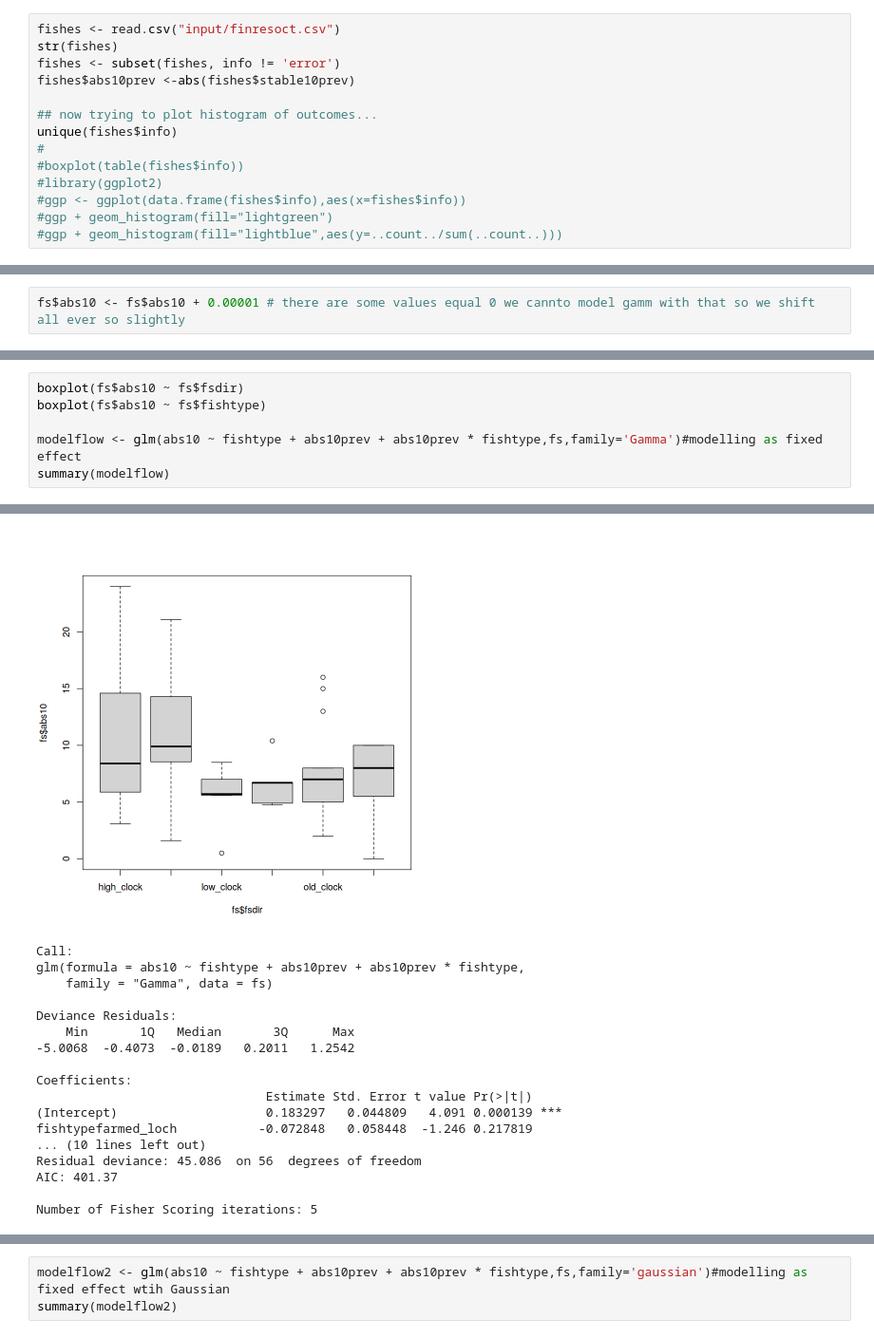
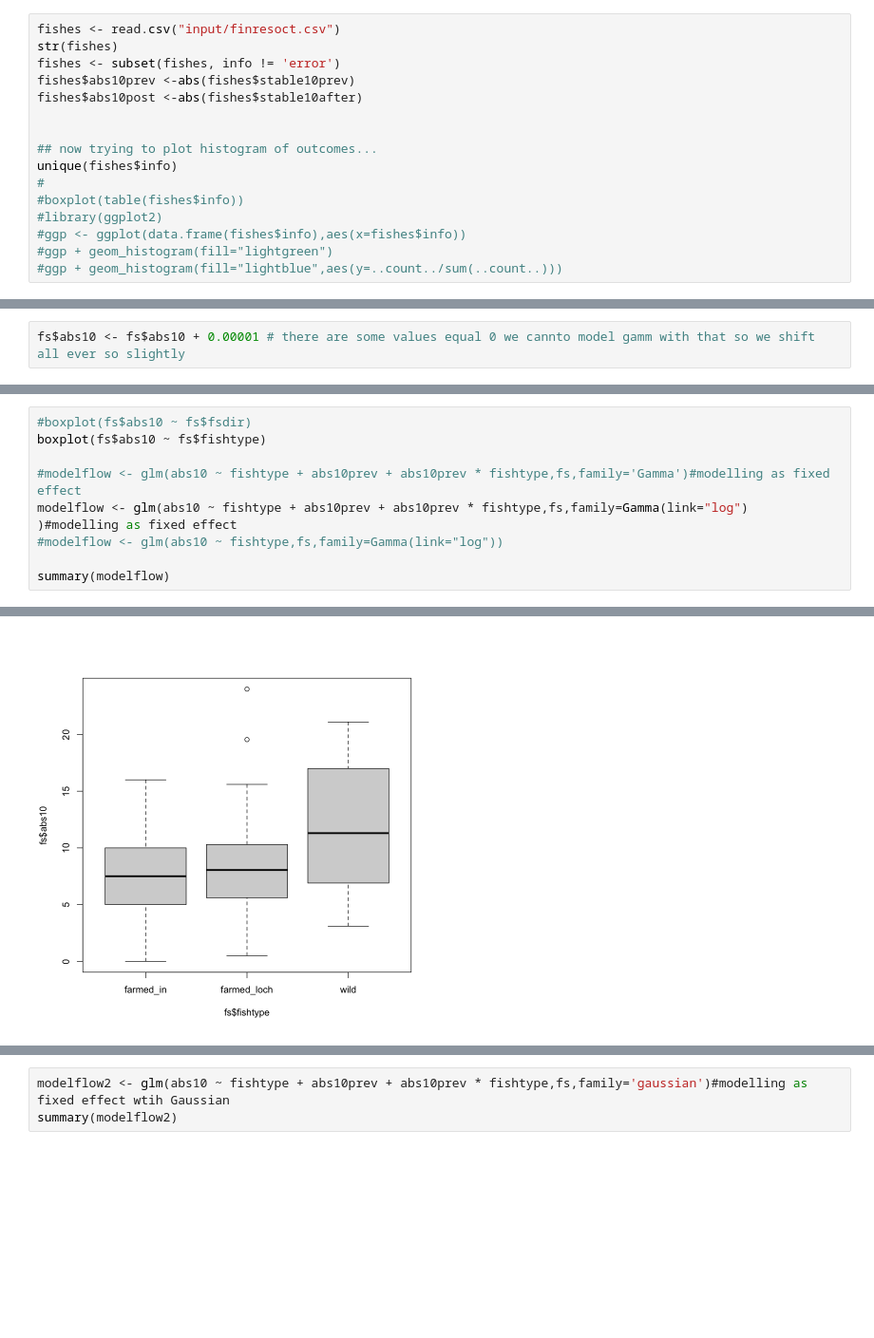
Before and after one commit to mixmixmix/imgtext, a Jupyter notebook: statistical_tests.ipynb, the cells around one changed output, grey strips where cells are left out. Shown: that part at 95% size. Drawn from its saved outputs; the diff is of its cells as text; blank space fills up the shorter version.

```diff
--- a/statistical_tests.ipynb
+++ b/statistical_tests.ipynb
@@ -44,6 +48,8 @@ fishes <- read.csv("input/finresoct.csv")
 str(fishes)
 fishes <- subset(fishes, info != 'error')
 fishes$abs10prev <-abs(fishes$stable10prev)
+fishes$abs10post <-abs(fishes$stable10after)
+
 
 ## now trying to plot histogram of outcomes...
 unique(fishes$info)
@@ -293,7 +407,11 @@ fs$abs10 <- fs$abs10 + 0.00001 # there are some values equal 0 we cannto model g
 # %%
-boxplot(fs$abs10 ~ fs$fsdir)
+#boxplot(fs$abs10 ~ fs$fsdir)
 boxplot(fs$abs10 ~ fs$fishtype)
 
-modelflow <- glm(abs10 ~ fishtype + abs10prev + abs10prev * fishtype,fs,family='Gamma')#modelling as fixed effect
+#modelflow <- glm(abs10 ~ fishtype + abs10prev + abs10prev * fishtype,fs,family='Gamma')#modelling as fixed effect
+modelflow <- glm(abs10 ~ fishtype + abs10prev + abs10prev * fishtype,fs,family=Gamma(link="log")
+)#modelling as fixed effect
+#modelflow <- glm(abs10 ~ fishtype,fs,family=Gamma(link="log"))
+
 summary(modelflow)
 # %% [output]
@@ -300,18 +435 @@ summary(modelflow)
-[figure, old version]
+[figure, new version]
-Call:
-glm(formula = abs10 ~ fishtype + abs10prev + abs10prev * fishtype,
-    family = "Gamma", data = fs)
-
-Deviance Residuals:
-    Min       1Q   Median       3Q      Max
--5.0068  -0.4073  -0.0189   0.2011   1.2542
-
-Coefficients:
-                               Estimate Std. Error t value Pr(>|t|)
-(Intercept)                    0.183297   0.044809   4.091 0.000139 ***
-fishtypefarmed_loch           -0.072848   0.058448  -1.246 0.217819
-... (10 lines left out)
-Residual deviance: 45.086  on 56  degrees of freedom
-AIC: 401.37
-
-Number of Fisher Scoring iterations: 5
```
Also changed, not shown: parts of 27 cells of this notebook, 1 other file.
